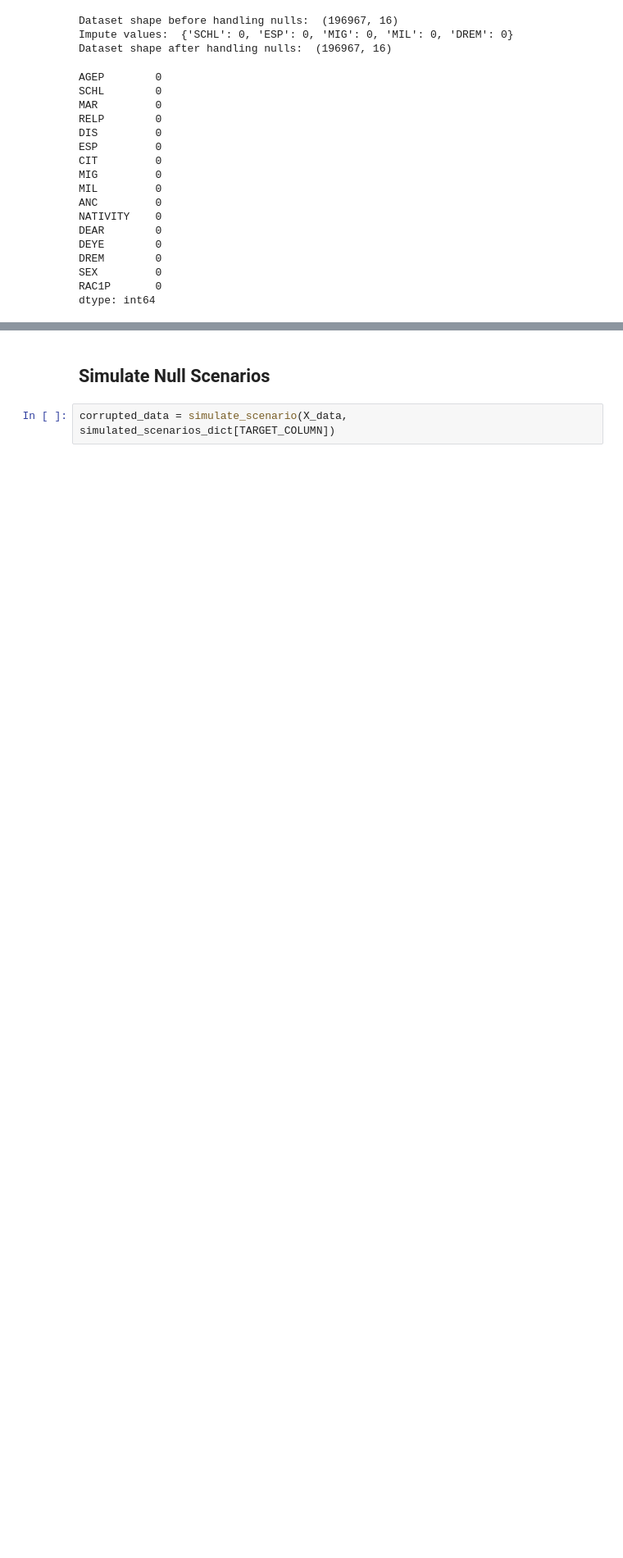
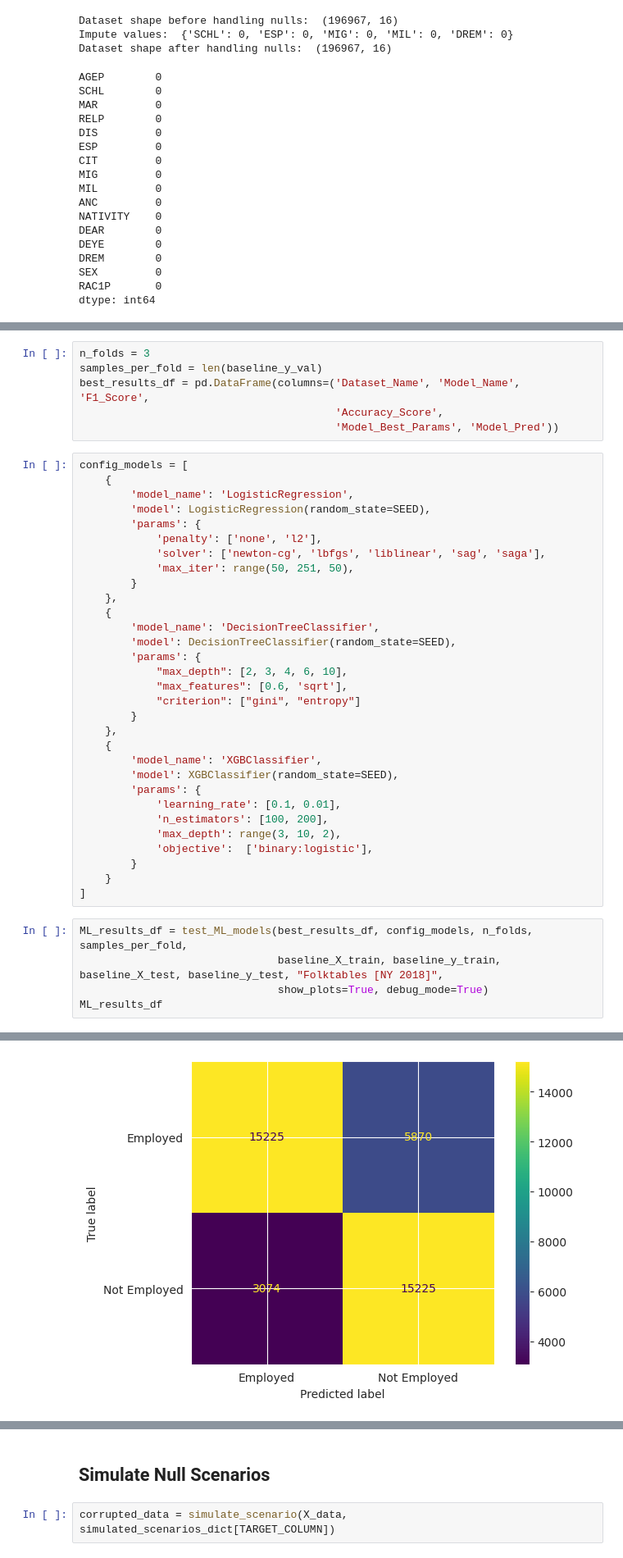
Before and after one commit to FalaahArifKhan/RAI-summer-stability, a Jupyter notebook: Standardized_Pipeline.ipynb, the cells around one changed output, grey strips where cells are left out. Shown: that part at 82% size. Drawn from its saved outputs; the diff is of its cells as text; blank space fills up the shorter version.

Commit message:
Added model tuning to Standardized Pipeline

```diff
--- a/Standardized_Pipeline.ipynb
+++ b/Standardized_Pipeline.ipynb
@@ -84,0 +109,43 @@ dtype: int64
+# %%
+n_folds = 3
+samples_per_fold = len(baseline_y_val)
+best_results_df = pd.DataFrame(columns=('Dataset_Name', 'Model_Name', 'F1_Score',
+                                        'Accuracy_Score',
+                                        'Model_Best_Params', 'Model_Pred'))
+# %%
+config_models = [
+    {
+        'model_name': 'LogisticRegression',
+        'model': LogisticRegression(random_state=SEED),
+        'params': {
+            'penalty': ['none', 'l2'],
+            'solver': ['newton-cg', 'lbfgs', 'liblinear', 'sag', 'saga'],
+            'max_iter': range(50, 251, 50),
+        }
+    },
+    {
+        'model_name': 'DecisionTreeClassifier',
+        'model': DecisionTreeClassifier(random_state=SEED),
+        'params': {
+            "max_depth": [2, 3, 4, 6, 10],
+            "max_features": [0.6, 'sqrt'],
+            "criterion": ["gini", "entropy"]
+        }
+    },
+    {
+        'model_name': 'XGBClassifier',
+        'model': XGBClassifier(random_state=SEED),
+        'params': {
+            'learning_rate': [0.1, 0.01],
+            'n_estimators': [100, 200],
+            'max_depth': range(3, 10, 2),
+            'objective':  ['binary:logistic'],
+        }
+    }
+]
+# %%
+ML_results_df = test_ML_models(best_results_df, config_models, n_folds, samples_per_fold,
+                               baseline_X_train, baseline_y_train, baseline_X_test, baseline_y_test, "Folktables [NY 2018]",
+                               show_plots=True, debug_mode=True)
+ML_results_df
+# %% [output]
@@ -84,0 +166 @@ dtype: int64
+[figure, added]
```
Also changed, not shown: parts of 7 cells of this notebook, 2 other files.
